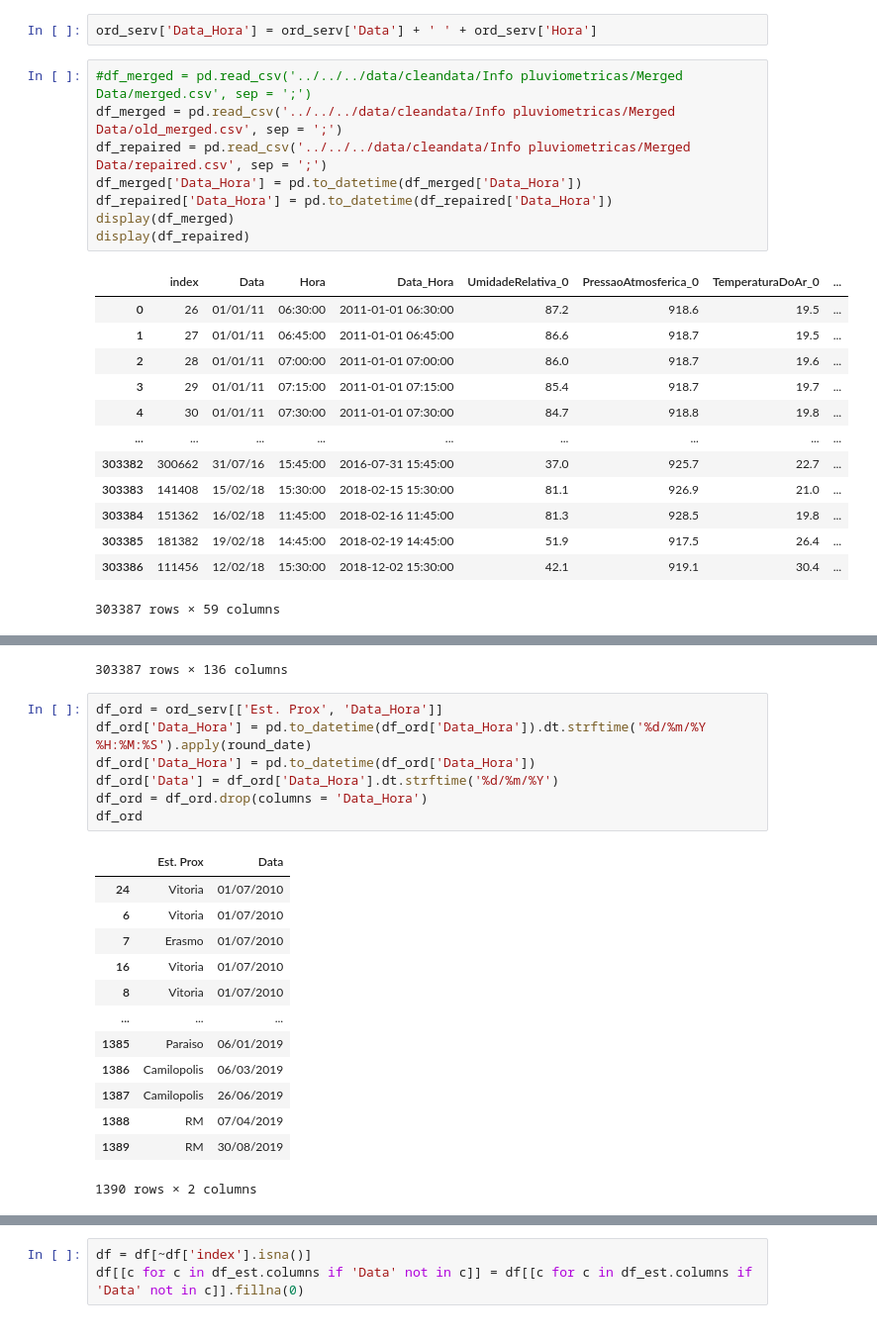
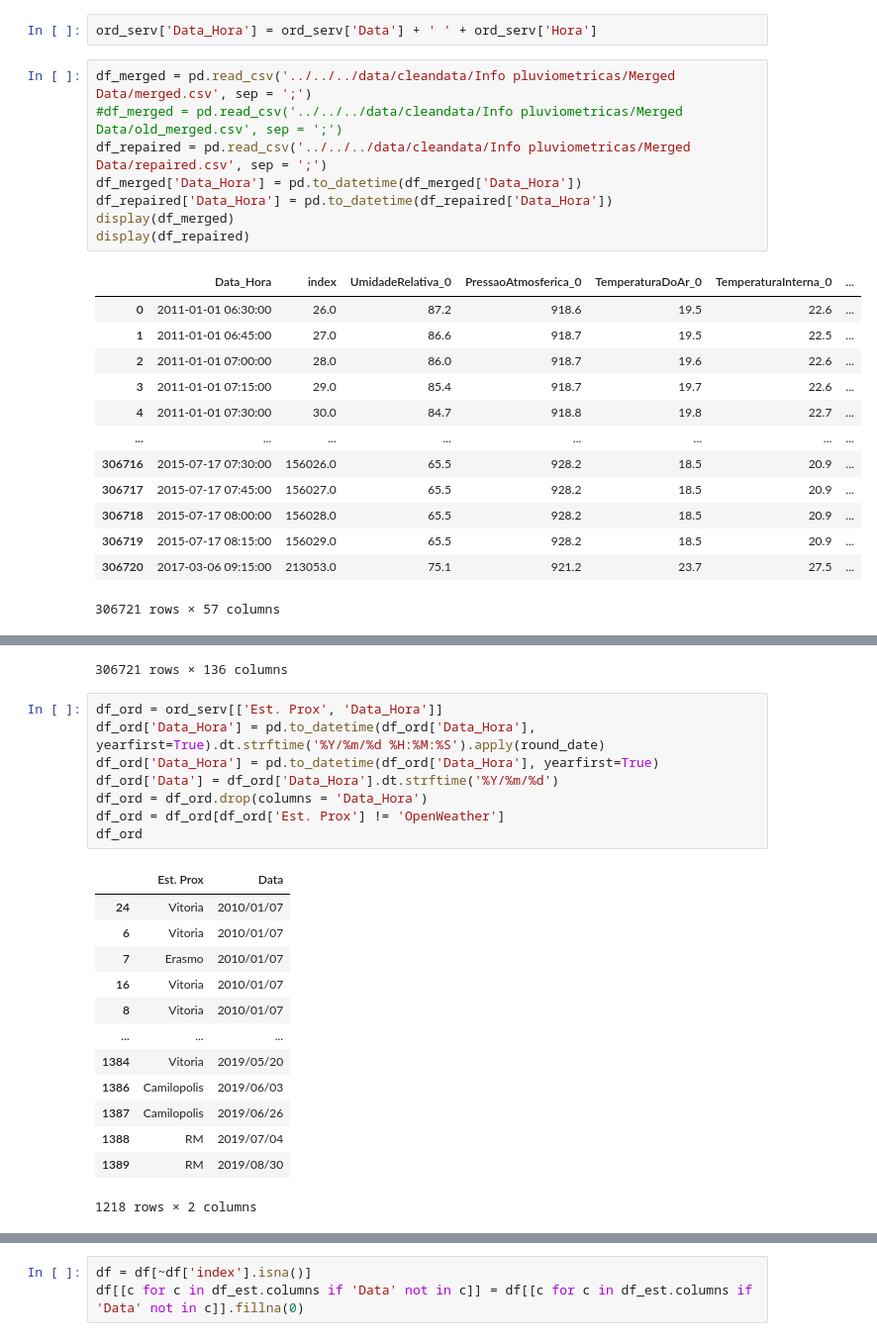
Before and after one commit to alagamentos/floodprediction, a Jupyter notebook: src/Notebooks/3_Cluster/0.1_Clustering_Tipos_Chuva.ipynb, the cells around one changed output, grey strips where cells are left out. Shown at 99% size. Saved outputs shown, nothing was run; the diff lists cells and outputs as text.

Commit message:
Further clustering info, begin model testing

```diff
--- a/src/Notebooks/3_Cluster/0.1_Clustering_Tipos_Chuva.ipynb
+++ b/src/Notebooks/3_Cluster/0.1_Clustering_Tipos_Chuva.ipynb
@@ -101,27 +101,27 @@ ord_serv['pos'] = le.transform(ord_serv['pos'])
 # %%
 ord_serv['Data_Hora'] = ord_serv['Data'] + ' ' + ord_serv['Hora']
 # %%
-#df_merged = pd.read_csv('../../../data/cleandata/Info pluviometricas/Merged Data/merged.csv', sep = ';')
-df_merged = pd.read_csv('../../../data/cleandata/Info pluviometricas/Merged Data/old_merged.csv', sep = ';')
+df_merged = pd.read_csv('../../../data/cleandata/Info pluviometricas/Merged Data/merged.csv', sep = ';')
+#df_merged = pd.read_csv('../../../data/cleandata/Info pluviometricas/Merged Data/old_merged.csv', sep = ';')
 df_repaired = pd.read_csv('../../../data/cleandata/Info pluviometricas/Merged Data/repaired.csv', sep = ';')
 df_merged['Data_Hora'] = pd.to_datetime(df_merged['Data_Hora'])
 df_repaired['Data_Hora'] = pd.to_datetime(df_repaired['Data_Hora'])
 display(df_merged)
 display(df_repaired)
 # %% [output]
-|  | index | Data | Hora | Data_Hora | UmidadeRelativa_0 | PressaoAtmosferica_0 | TemperaturaDoAr_0 | ... |
-| 0 | 26 | 01/01/11 | 06:30:00 | 2011-01-01 06:30:00 | 87.2 | 918.6 | 19.5 | ... |
-| 1 | 27 | 01/01/11 | 06:45:00 | 2011-01-01 06:45:00 | 86.6 | 918.7 | 19.5 | ... |
-| 2 | 28 | 01/01/11 | 07:00:00 | 2011-01-01 07:00:00 | 86.0 | 918.7 | 19.6 | ... |
-| 3 | 29 | 01/01/11 | 07:15:00 | 2011-01-01 07:15:00 | 85.4 | 918.7 | 19.7 | ... |
-| 4 | 30 | 01/01/11 | 07:30:00 | 2011-01-01 07:30:00 | 84.7 | 918.8 | 19.8 | ... |
-| ... | ... | ... | ... | ... | ... | ... | ... | ... |
-| 303382 | 300662 | 31/07/16 | 15:45:00 | 2016-07-31 15:45:00 | 37.0 | 925.7 | 22.7 | ... |
-| 303383 | 141408 | 15/02/18 | 15:30:00 | 2018-02-15 15:30:00 | 81.1 | 926.9 | 21.0 | ... |
-| 303384 | 151362 | 16/02/18 | 11:45:00 | 2018-02-16 11:45:00 | 81.3 | 928.5 | 19.8 | ... |
-| 303385 | 181382 | 19/02/18 | 14:45:00 | 2018-02-19 14:45:00 | 51.9 | 917.5 | 26.4 | ... |
-| 303386 | 111456 | 12/02/18 | 15:30:00 | 2018-12-02 15:30:00 | 42.1 | 919.1 | 30.4 | ... |
+|  | Data_Hora | index | UmidadeRelativa_0 | PressaoAtmosferica_0 | TemperaturaDoAr_0 | TemperaturaInterna_0 | ... |
+| 0 | 2011-01-01 06:30:00 | 26.0 | 87.2 | 918.6 | 19.5 | 22.6 | ... |
+| 1 | 2011-01-01 06:45:00 | 27.0 | 86.6 | 918.7 | 19.5 | 22.5 | ... |
+| 2 | 2011-01-01 07:00:00 | 28.0 | 86.0 | 918.7 | 19.6 | 22.6 | ... |
+| 3 | 2011-01-01 07:15:00 | 29.0 | 85.4 | 918.7 | 19.7 | 22.6 | ... |
+| 4 | 2011-01-01 07:30:00 | 30.0 | 84.7 | 918.8 | 19.8 | 22.7 | ... |
+| ... | ... | ... | ... | ... | ... | ... | ... |
+| 306716 | 2015-07-17 07:30:00 | 156026.0 | 65.5 | 928.2 | 18.5 | 20.9 | ... |
+| 306717 | 2015-07-17 07:45:00 | 156027.0 | 65.5 | 928.2 | 18.5 | 20.9 | ... |
+| 306718 | 2015-07-17 08:00:00 | 156028.0 | 65.5 | 928.2 | 18.5 | 20.9 | ... |
+| 306719 | 2015-07-17 08:15:00 | 156029.0 | 65.5 | 928.2 | 18.5 | 20.9 | ... |
+| 306720 | 2017-03-06 09:15:00 | 213053.0 | 75.1 | 921.2 | 23.7 | 27.5 | ... |
-303387 rows × 59 columns
+306721 rows × 57 columns
 |  | Data_Hora | RadiacaoSolar_2_interpol | DirecaoDoVento_2_interpol | DirecaoDoVento_3_interpol | RadiacaoSolar_3_interpol | ... |
 | 0 | 2011-01-01 06:30:00 | False | False | False | False | ... |
 | 1 | 2011-01-01 06:45:00 | False | False | False | False | ... |
@@ -137,25 +137,26 @@ display(df_repaired)
-303387 rows × 136 columns
+306721 rows × 136 columns
 # %%
 df_ord = ord_serv[['Est. Prox', 'Data_Hora']]
-df_ord['Data_Hora'] = pd.to_datetime(df_ord['Data_Hora']).dt.strftime('%d/%m/%Y %H:%M:%S').apply(round_date)
-df_ord['Data_Hora'] = pd.to_datetime(df_ord['Data_Hora'])
-df_ord['Data'] = df_ord['Data_Hora'].dt.strftime('%d/%m/%Y')
+df_ord['Data_Hora'] = pd.to_datetime(df_ord['Data_Hora'], yearfirst=True).dt.strftime('%Y/%m/%d %H:%M:%S').apply(round_date)
+df_ord['Data_Hora'] = pd.to_datetime(df_ord['Data_Hora'], yearfirst=True)
+df_ord['Data'] = df_ord['Data_Hora'].dt.strftime('%Y/%m/%d')
 df_ord = df_ord.drop(columns = 'Data_Hora')
+df_ord = df_ord[df_ord['Est. Prox'] != 'OpenWeather']
 df_ord
 # %% [output]
 |  | Est. Prox | Data |
-| 24 | Vitoria | 01/07/2010 |
-| 6 | Vitoria | 01/07/2010 |
-| 7 | Erasmo | 01/07/2010 |
-| 16 | Vitoria | 01/07/2010 |
-| 8 | Vitoria | 01/07/2010 |
+| 24 | Vitoria | 2010/01/07 |
+| 6 | Vitoria | 2010/01/07 |
+| 7 | Erasmo | 2010/01/07 |
+| 16 | Vitoria | 2010/01/07 |
+| 8 | Vitoria | 2010/01/07 |
 | ... | ... | ... |
-| 1385 | Paraiso | 06/01/2019 |
-| 1386 | Camilopolis | 06/03/2019 |
-| 1387 | Camilopolis | 26/06/2019 |
-| 1388 | RM | 07/04/2019 |
-| 1389 | RM | 30/08/2019 |
+| 1384 | Vitoria | 2019/05/20 |
+| 1386 | Camilopolis | 2019/06/03 |
+| 1387 | Camilopolis | 2019/06/26 |
+| 1388 | RM | 2019/07/04 |
+| 1389 | RM | 2019/08/30 |
-1390 rows × 2 columns
+1218 rows × 2 columns
 # %%
 # my_map = dict(zip(ord_serv['pos'], ord_serv['Est. Prox']))
 # df['Estacao'] = df.index.map(my_map)
```
Also changed, not shown: parts of 26 cells of this notebook, 4 other files.
